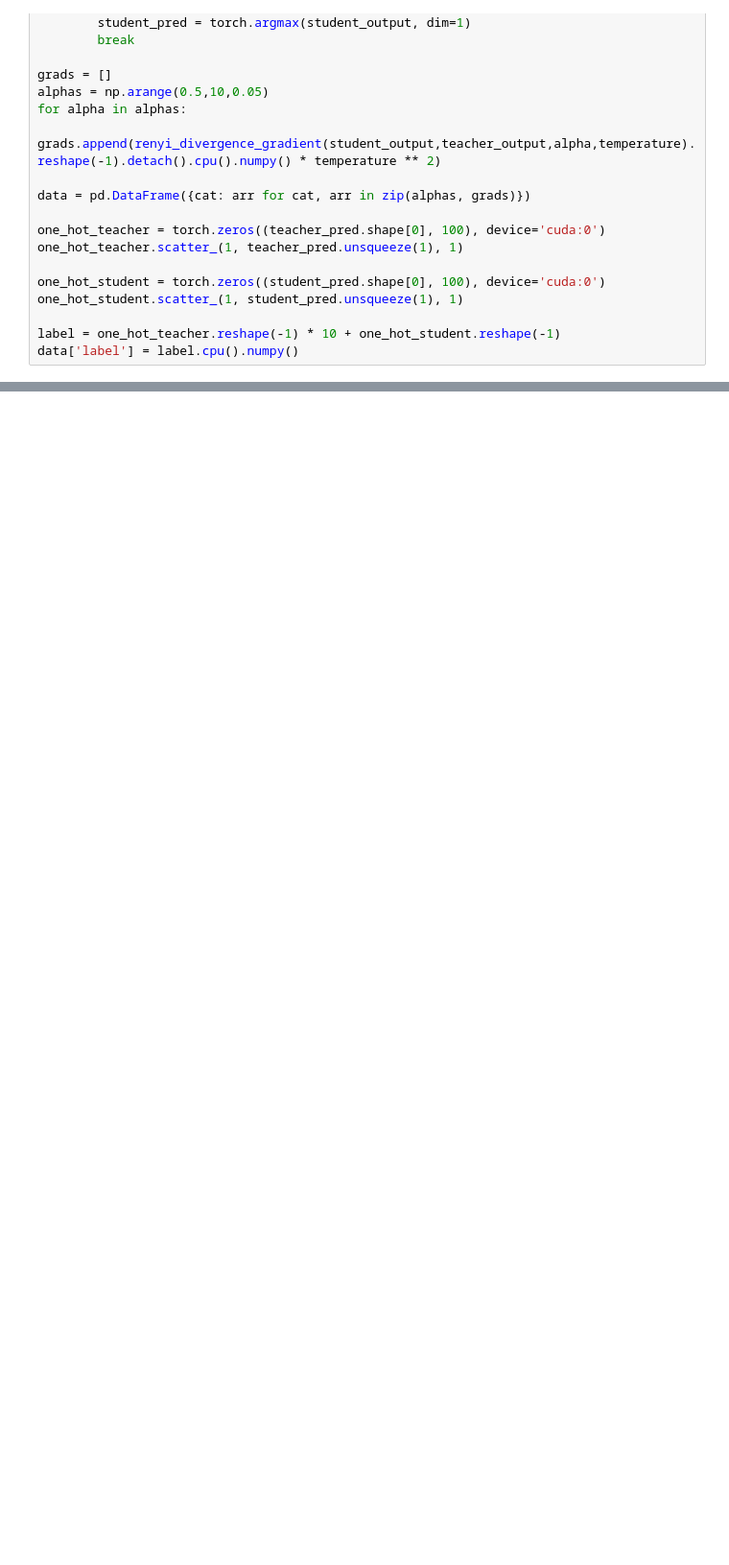
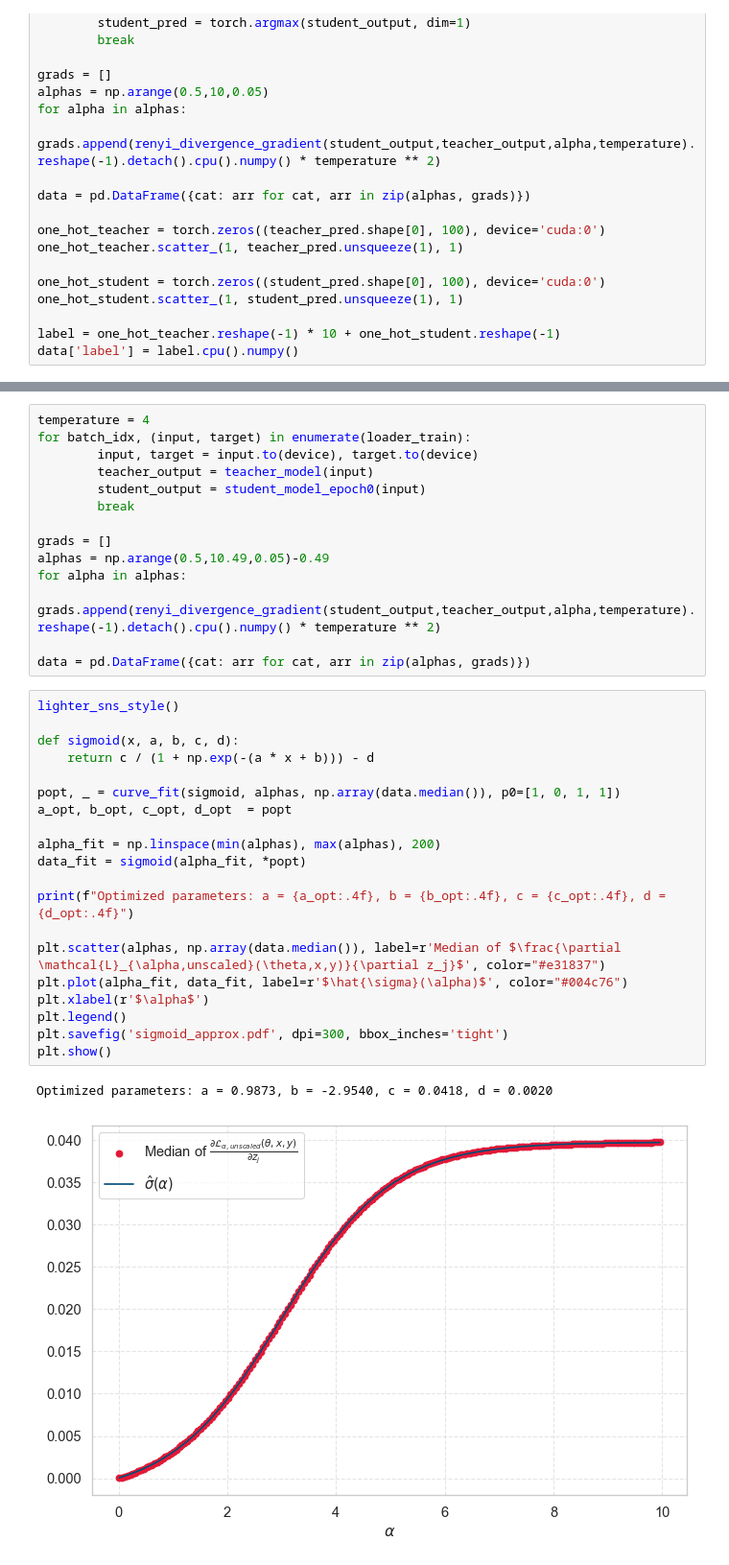
Before and after one commit to Maertine/pytorch-image-models, a Jupyter notebook: tmi/Graphs.ipynb, the cells around one changed output, grey strips where cells are left out. Shown at 96% size. Drawn from its saved outputs; the diff is of its cells as text; blank space fills up the shorter version.

```diff
--- a/tmi/Graphs.ipynb
+++ b/tmi/Graphs.ipynb
@@ -777,0 +883,37 @@ Optimized parameters: a = 0.9913, b = -2.9748, c = 0.0416, d = 0.0019
+# %%
+temperature = 4
+for batch_idx, (input, target) in enumerate(loader_train):
+        input, target = input.to(device), target.to(device)
+        teacher_output = teacher_model(input)
+        student_output = student_model_epoch0(input)
+        break
+
+grads = []
+alphas = np.arange(0.5,10.49,0.05)-0.49
+for alpha in alphas:
+    grads.append(renyi_divergence_gradient(student_output,teacher_output,alpha,temperature).reshape(-1).detach().cpu().numpy() * temperature ** 2)
+
+data = pd.DataFrame({cat: arr for cat, arr in zip(alphas, grads)})
+# %%
+lighter_sns_style()
+
+def sigmoid(x, a, b, c, d):
+    return c / (1 + np.exp(-(a * x + b))) - d
+
+popt, _ = curve_fit(sigmoid, alphas, np.array(data.median()), p0=[1, 0, 1, 1])
+a_opt, b_opt, c_opt, d_opt  = popt
+
+alpha_fit = np.linspace(min(alphas), max(alphas), 200)
+data_fit = sigmoid(alpha_fit, *popt)
+
+print(f"Optimized parameters: a = {a_opt:.4f}, b = {b_opt:.4f}, c = {c_opt:.4f}, d = {d_opt:.4f}")
+
+plt.scatter(alphas, np.array(data.median()), label=r'Median of $\frac{\partial \mathcal{L}_{\alpha,unscaled}(\theta,x,y)}{\partial z_j}$', color="#e31837")
+plt.plot(alpha_fit, data_fit, label=r'$\hat{\sigma}(\alpha)$', color="#004c76")
+plt.xlabel(r'$\alpha$')
+plt.legend()
+plt.savefig('sigmoid_approx.pdf', dpi=300, bbox_inches='tight')
+plt.show()
+# %% [output]
+Optimized parameters: a = 0.9873, b = -2.9540, c = 0.0418, d = 0.0020
+[figure, added]
```
Also changed, not shown: parts of 8 cells of this notebook.
